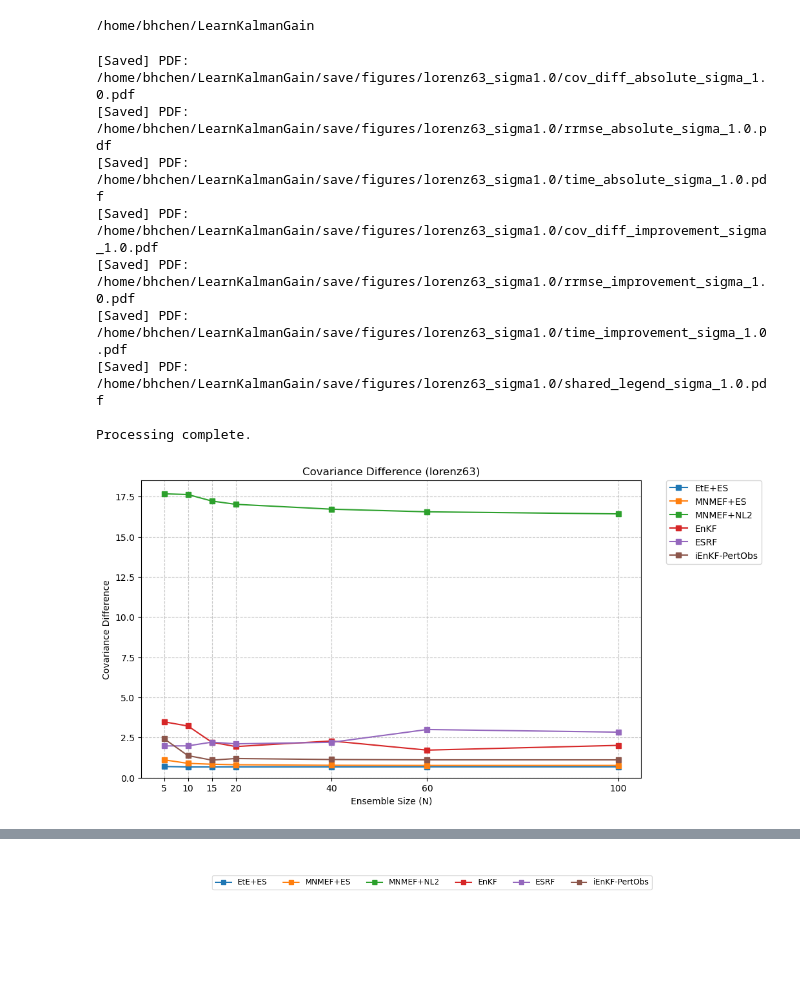
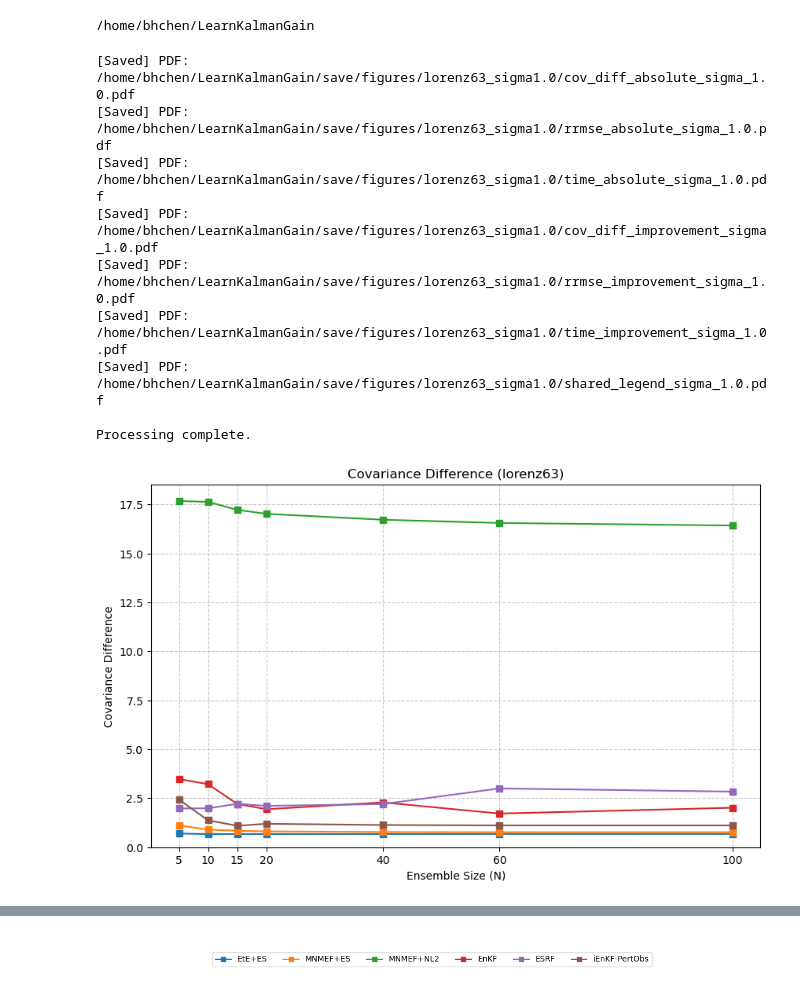
Before and after one commit to wispcarey/Proper-Scoring-Ensemble-Filter, a Jupyter notebook: test_notebooks/L63_results.ipynb, the cells around one changed output, grey strips where cells are left out. Saved outputs shown, nothing was run; the diff lists cells and outputs as text; code cells hidden in the pictures; blank space fills up the shorter version.

```diff
--- a/test_notebooks/L63_results.ipynb
+++ b/test_notebooks/L63_results.ipynb
@@ -20,7 +20,7 @@ SAVE_DIR = os.path.join("save", "figures", f"{DATASET}_sigma{SIGMA_Y}")
 os.makedirs(SAVE_DIR, exist_ok=True)
 
 # Global flag to control legend visibility in individual plots
-INCLUDE_LEGEND_IN_PLOTS = True
+INCLUDE_LEGEND_IN_PLOTS = False
 
 ensemble_sizes = [5, 10, 15, 20, 40, 60, 100]
 
@@ -206,31 +206,31 @@ if imp_time:
         ax_imp3.plot(ensemble_sizes, val, marker='o', label=f"{key}", color=METHOD_COLORS[key])
     ax_imp3.set_title(f'Improvement of {TARGET_METHOD} on Computation Time')
     ax_imp3.set_xlabel('Ensemble Size (N)')
     ax_imp3.set_ylabel('Relative Improvement (%)')
     ax_imp3.set_xticks(ensemble_sizes)
     ax_imp3.grid(True, linestyle='--', alpha=0.7)
     ax_imp3.axhline(0, color='black', linewidth=1, linestyle='-')
     add_legend_if_required(ax_imp3)
     save_figure_and_log(fig_imp3, f"time_improvement_sigma_{SIGMA_Y}")
 
 # --- [SEPARATE LEGEND GENERATION] ---
 # Keep standalone legend as backup
 handles, labels = ax1.get_legend_handles_labels()
 fig_leg = plt.figure(figsize=(len(labels) * 2.5, 1.0))
 ax_leg = fig_leg.add_subplot(111)
 ax_leg.axis('off')
 ax_leg.legend(handles, labels, loc='center', ncol=len(labels), frameon=True)
 save_figure_and_log(fig_leg, f"shared_legend_sigma_{SIGMA_Y}")
 
 print("\nProcessing complete.")
 # %% [output]
 [Saved] PDF: /home/bhchen/LearnKalmanGain/save/figures/lorenz63_sigma1.0/cov_diff_absolute_sigma_1.0.pdf
 [Saved] PDF: /home/bhchen/LearnKalmanGain/save/figures/lorenz63_sigma1.0/rrmse_absolute_sigma_1.0.pdf
 [Saved] PDF: /home/bhchen/LearnKalmanGain/save/figures/lorenz63_sigma1.0/time_absolute_sigma_1.0.pdf
 [Saved] PDF: /home/bhchen/LearnKalmanGain/save/figures/lorenz63_sigma1.0/cov_diff_improvement_sigma_1.0.pdf
 [Saved] PDF: /home/bhchen/LearnKalmanGain/save/figures/lorenz63_sigma1.0/rrmse_improvement_sigma_1.0.pdf
 [Saved] PDF: /home/bhchen/LearnKalmanGain/save/figures/lorenz63_sigma1.0/time_improvement_sigma_1.0.pdf
 [Saved] PDF: /home/bhchen/LearnKalmanGain/save/figures/lorenz63_sigma1.0/shared_legend_sigma_1.0.pdf
 
 Processing complete.
-[figure, old version]
+[figure, new version]
```
Also changed, not shown: parts of 1 cell of this notebook, 9 other files.
